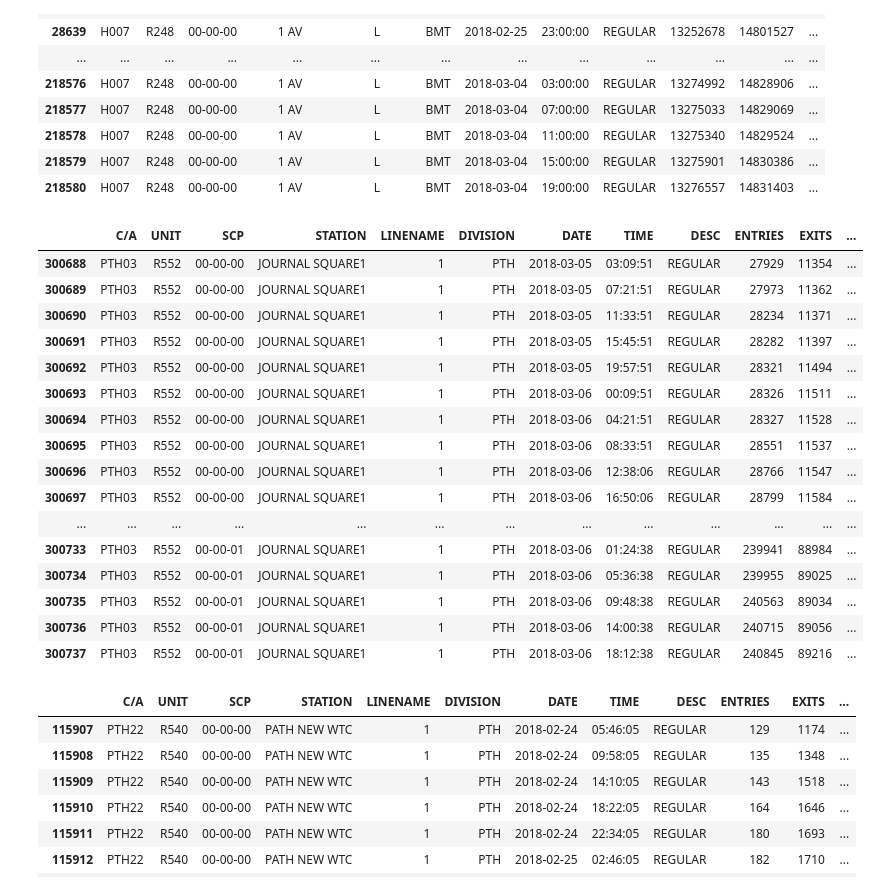
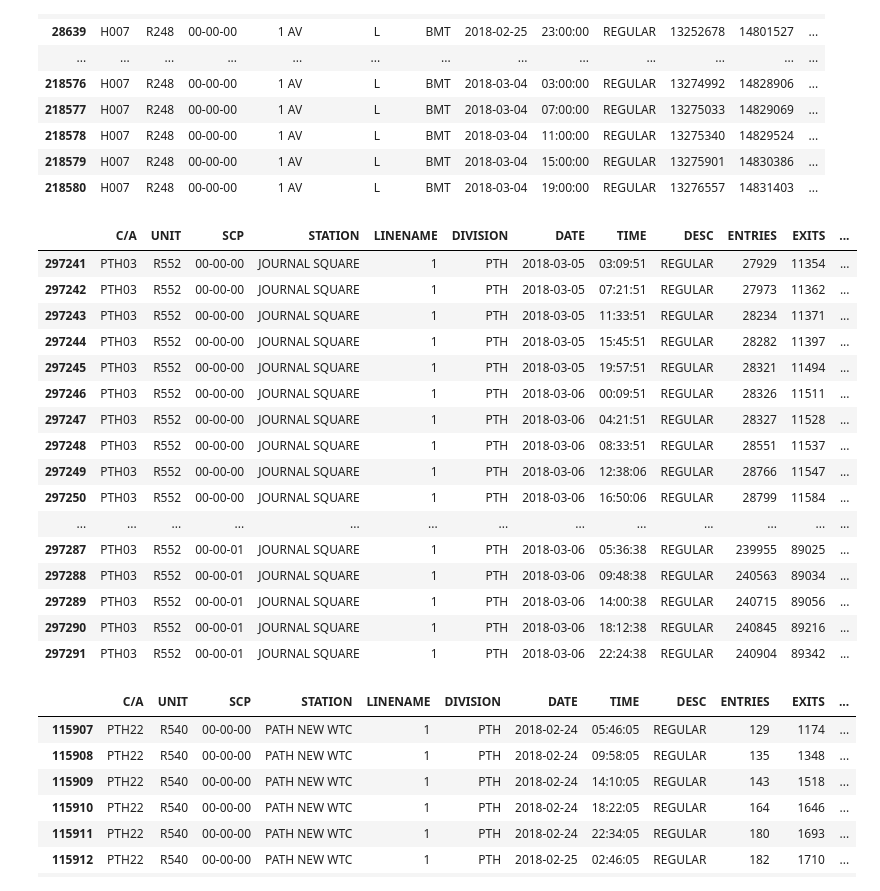
Before and after one commit to natashaborders-zz/MTA_Data_Analysis, a Jupyter notebook: Project_Benson/project_1_analysis_original_.ipynb, the cells around one changed output. Saved outputs shown, nothing was run; the diff lists cells and outputs as text; code cells hidden in the pictures.

```diff
--- a/Project_Benson/project_1_analysis_.ipynb
+++ b/Project_Benson/project_1_analysis_original_.ipynb
@@ -14,10 +14,7 @@ from collections import defaultdict as ddict
 %matplotlib inline
 # %%
 # bring in dataframe from csv file created at the end of Project_1_data_cleaning script
-#using the combined stations and lines data to test theory. Combined = final_data.csv, uncombined = clean_data.csv
 
-data = pd.read_csv('clean_data.csv')
+data = pd.read_csv('clean_merged_mta_data.csv')
-# %%
-data['sum_ent_ext']=data['Ent']+data['Ext']
 # %% [markdown]
 ### MVP plots
@@ -33,2 +20,0 @@ data.head()
-# %%
-data['TIME'] = pd.to_timedelta(data['TIME'], unit='h')
@@ -175,40 +107,40 @@ by_station.head(50)
 | 218580 | H007 | R248 | 00-00-00 | 1 AV | L | BMT | 2018-03-04 | 19:00:00 | REGULAR | 13276557 | 14831403 | ... |
 # %%
 # create Journal Square station data_frame
-df_journal_square = data[data['STATION'] == 'JOURNAL SQUARE1']
+df_journal_square = data[data['STATION'] == 'JOURNAL SQUARE']
 df_journal_square
 
 # isolate time window at Journal Square (in attempt to do time series analysis)
 df_journal_square_time_window = df_journal_square[(df_journal_square['DATE'] >= '2018-03-05') & (df_journal_square['DATE'] <= '2018-03-11')]
 df_journal_square_time_window_sorted = df_journal_square_time_window.sort_values(by=['SCP','DATE'])
 df_journal_square_time_window_sorted.head(50)
 
 # sort by station, unit, scp, and date so we have an ordered time series
 # df_journal_square.sort_values(by = ['STATION', 'UNIT', 'SCP', 'DATE'])
 # No need to sort by, right?
 
 # check how many units there are in Journal Square (to see if we can make a time series analysis without aggregating units)
 # df_journal_square['UNIT'].nunique()
 
 # NEXT UP: Create a Journal Square time series (on an hourly time scale) within a set period of dates
 # %% [output]
 |  | C/A | UNIT | SCP | STATION | LINENAME | DIVISION | DATE | TIME | DESC | ENTRIES | EXITS | ... |
-| 300688 | PTH03 | R552 | 00-00-00 | JOURNAL SQUARE1 | 1 | PTH | 2018-03-05 | 03:09:51 | REGULAR | 27929 | 11354 | ... |
-| 300689 | PTH03 | R552 | 00-00-00 | JOURNAL SQUARE1 | 1 | PTH | 2018-03-05 | 07:21:51 | REGULAR | 27973 | 11362 | ... |
-| 300690 | PTH03 | R552 | 00-00-00 | JOURNAL SQUARE1 | 1 | PTH | 2018-03-05 | 11:33:51 | REGULAR | 28234 | 11371 | ... |
-| 300691 | PTH03 | R552 | 00-00-00 | JOURNAL SQUARE1 | 1 | PTH | 2018-03-05 | 15:45:51 | REGULAR | 28282 | 11397 | ... |
-| 300692 | PTH03 | R552 | 00-00-00 | JOURNAL SQUARE1 | 1 | PTH | 2018-03-05 | 19:57:51 | REGULAR | 28321 | 11494 | ... |
-| 300693 | PTH03 | R552 | 00-00-00 | JOURNAL SQUARE1 | 1 | PTH | 2018-03-06 | 00:09:51 | REGULAR | 28326 | 11511 | ... |
-| 300694 | PTH03 | R552 | 00-00-00 | JOURNAL SQUARE1 | 1 | PTH | 2018-03-06 | 04:21:51 | REGULAR | 28327 | 11528 | ... |
-| 300695 | PTH03 | R552 | 00-00-00 | JOURNAL SQUARE1 | 1 | PTH | 2018-03-06 | 08:33:51 | REGULAR | 28551 | 11537 | ... |
-| 300696 | PTH03 | R552 | 00-00-00 | JOURNAL SQUARE1 | 1 | PTH | 2018-03-06 | 12:38:06 | REGULAR | 28766 | 11547 | ... |
-| 300697 | PTH03 | R552 | 00-00-00 | JOURNAL SQUARE1 | 1 | PTH | 2018-03-06 | 16:50:06 | REGULAR | 28799 | 11584 | ... |
+| 297241 | PTH03 | R552 | 00-00-00 | JOURNAL SQUARE | 1 | PTH | 2018-03-05 | 03:09:51 | REGULAR | 27929 | 11354 | ... |
+| 297242 | PTH03 | R552 | 00-00-00 | JOURNAL SQUARE | 1 | PTH | 2018-03-05 | 07:21:51 | REGULAR | 27973 | 11362 | ... |
+| 297243 | PTH03 | R552 | 00-00-00 | JOURNAL SQUARE | 1 | PTH | 2018-03-05 | 11:33:51 | REGULAR | 28234 | 11371 | ... |
+| 297244 | PTH03 | R552 | 00-00-00 | JOURNAL SQUARE | 1 | PTH | 2018-03-05 | 15:45:51 | REGULAR | 28282 | 11397 | ... |
+| 297245 | PTH03 | R552 | 00-00-00 | JOURNAL SQUARE | 1 | PTH | 2018-03-05 | 19:57:51 | REGULAR | 28321 | 11494 | ... |
+| 297246 | PTH03 | R552 | 00-00-00 | JOURNAL SQUARE | 1 | PTH | 2018-03-06 | 00:09:51 | REGULAR | 28326 | 11511 | ... |
+| 297247 | PTH03 | R552 | 00-00-00 | JOURNAL SQUARE | 1 | PTH | 2018-03-06 | 04:21:51 | REGULAR | 28327 | 11528 | ... |
+| 297248 | PTH03 | R552 | 00-00-00 | JOURNAL SQUARE | 1 | PTH | 2018-03-06 | 08:33:51 | REGULAR | 28551 | 11537 | ... |
+| 297249 | PTH03 | R552 | 00-00-00 | JOURNAL SQUARE | 1 | PTH | 2018-03-06 | 12:38:06 | REGULAR | 28766 | 11547 | ... |
+| 297250 | PTH03 | R552 | 00-00-00 | JOURNAL SQUARE | 1 | PTH | 2018-03-06 | 16:50:06 | REGULAR | 28799 | 11584 | ... |
 | ... | ... | ... | ... | ... | ... | ... | ... | ... | ... | ... | ... | ... |
-| 300733 | PTH03 | R552 | 00-00-01 | JOURNAL SQUARE1 | 1 | PTH | 2018-03-06 | 01:24:38 | REGULAR | 239941 | 88984 | ... |
-| 300734 | PTH03 | R552 | 00-00-01 | JOURNAL SQUARE1 | 1 | PTH | 2018-03-06 | 05:36:38 | REGULAR | 239955 | 89025 | ... |
-| 300735 | PTH03 | R552 | 00-00-01 | JOURNAL SQUARE1 | 1 | PTH | 2018-03-06 | 09:48:38 | REGULAR | 240563 | 89034 | ... |
-| 300736 | PTH03 | R552 | 00-00-01 | JOURNAL SQUARE1 | 1 | PTH | 2018-03-06 | 14:00:38 | REGULAR | 240715 | 89056 | ... |
-| 300737 | PTH03 | R552 | 00-00-01 | JOURNAL SQUARE1 | 1 | PTH | 2018-03-06 | 18:12:38 | REGULAR | 240845 | 89216 | ... |
+| 297287 | PTH03 | R552 | 00-00-01 | JOURNAL SQUARE | 1 | PTH | 2018-03-06 | 05:36:38 | REGULAR | 239955 | 89025 | ... |
+| 297288 | PTH03 | R552 | 00-00-01 | JOURNAL SQUARE | 1 | PTH | 2018-03-06 | 09:48:38 | REGULAR | 240563 | 89034 | ... |
+| 297289 | PTH03 | R552 | 00-00-01 | JOURNAL SQUARE | 1 | PTH | 2018-03-06 | 14:00:38 | REGULAR | 240715 | 89056 | ... |
+| 297290 | PTH03 | R552 | 00-00-01 | JOURNAL SQUARE | 1 | PTH | 2018-03-06 | 18:12:38 | REGULAR | 240845 | 89216 | ... |
+| 297291 | PTH03 | R552 | 00-00-01 | JOURNAL SQUARE | 1 | PTH | 2018-03-06 | 22:24:38 | REGULAR | 240904 | 89342 | ... |
 # %%
 # create WTC station data_frame
 df_wtc = data[data['STATION'] == 'PATH NEW WTC']
```
Also changed, not shown: parts of 18 cells of this notebook, 12 other files.
